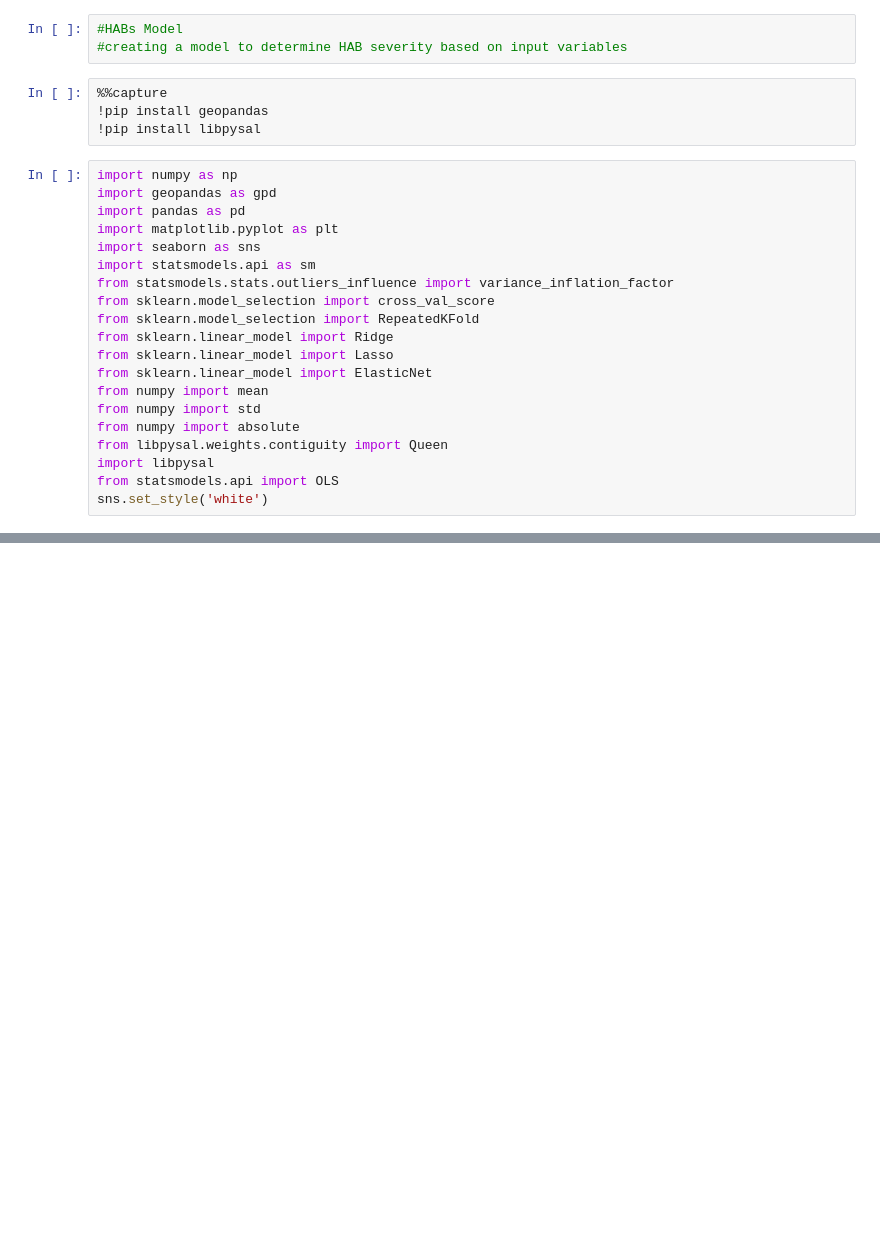
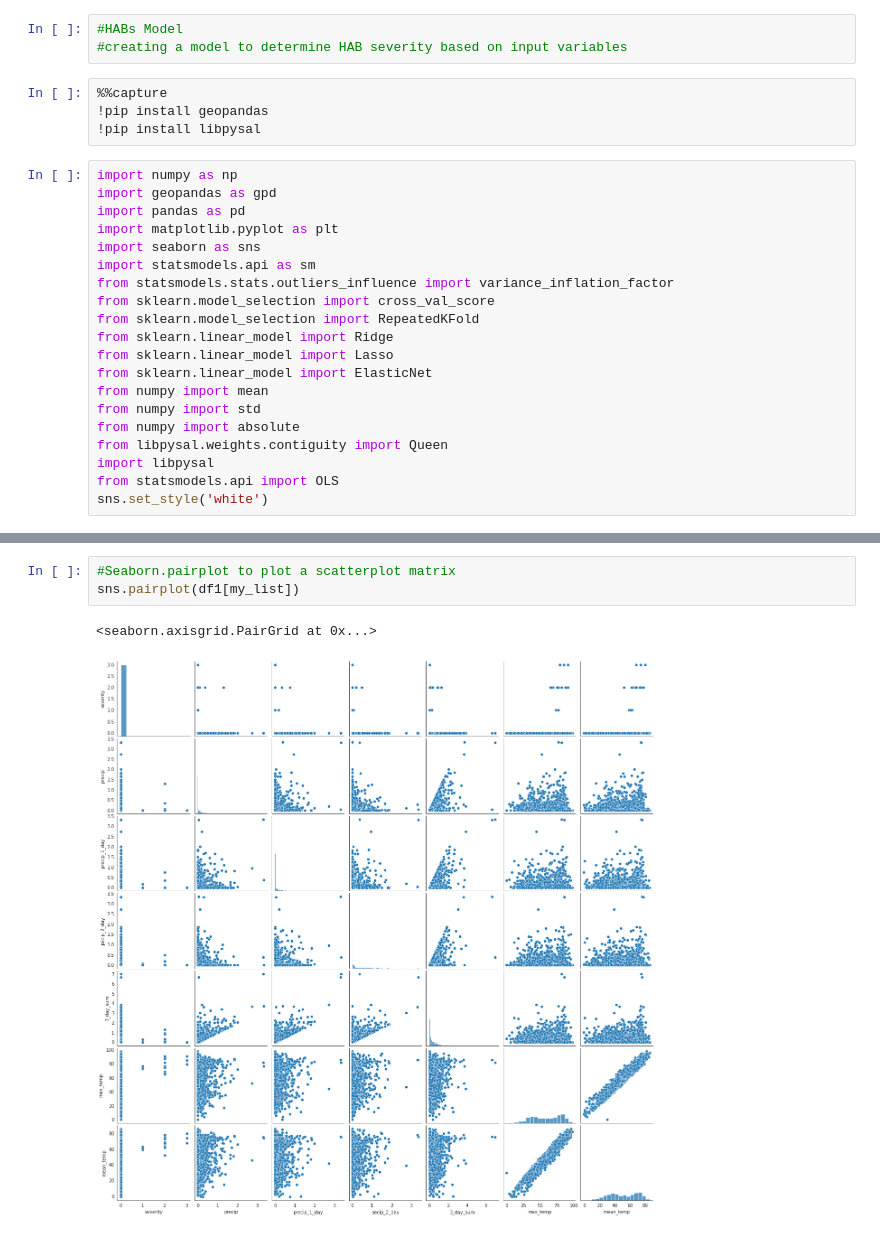
Before and after one commit to ChrisHarvey21/HABs, a Jupyter notebook: HABs.ipynb, the cells around one changed output, grey strips where cells are left out. Cells and saved outputs as stored; diff of their text form; blank space fills up the shorter version.

```diff
--- a/HABs.ipynb
+++ b/HABs.ipynb
@@ -53,0 +72,6 @@ df1.head()
+# %%
+#Seaborn.pairplot to plot a scatterplot matrix
+sns.pairplot(df1[my_list])
+# %% [output]
+<seaborn.axisgrid.PairGrid at 0x...>
+[figure, added]
```
Also changed, not shown: parts of 5 cells of this notebook.
